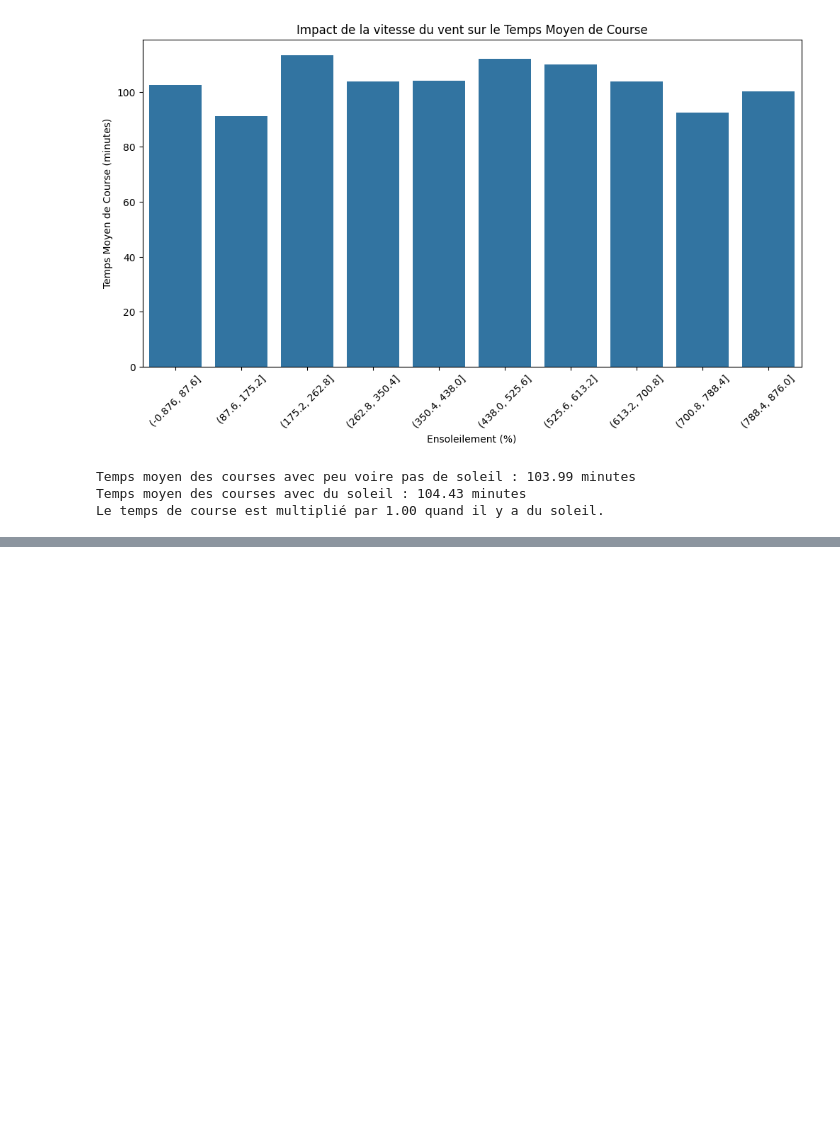
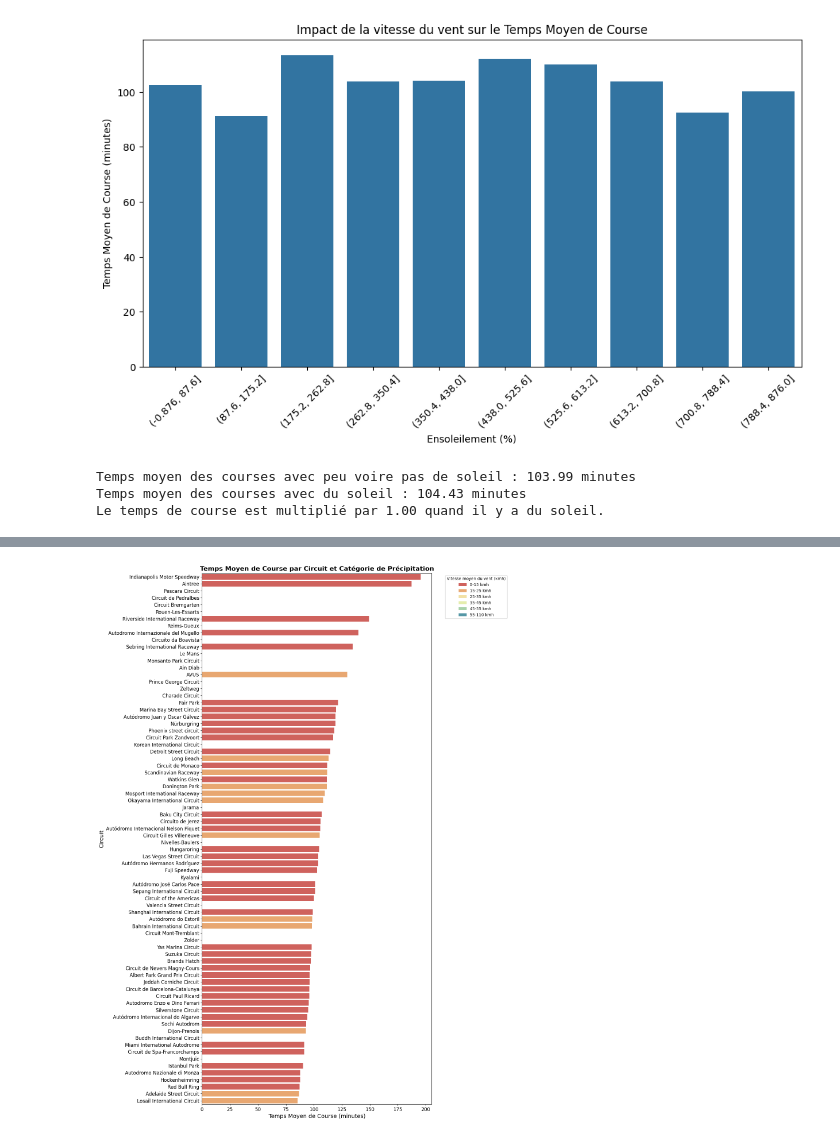
Before and after one commit to AlixOrf/Data_Pred, a Jupyter notebook: graphique.ipynb, the cells around one changed output, grey strips where cells are left out. Drawn from its saved outputs; the diff is of its cells as text; code cells hidden in the pictures; blank space fills up the shorter version.

```diff
--- a/graphique.ipynb
+++ b/graphique.ipynb
@@ -123,0 +174,31 @@ Le temps de course est multiplié par 1.00 quand il y a du soleil.
+# %%
+circuit_precipitation = final_df.groupby('circuitId').agg({
+    'milliseconds': 'mean',
+    'avg_wind_speed_kmh': 'mean'
+}).reset_index()
+
+circuit_precipitation = pd.merge(circuit_precipitation, circuit_df[['circuitId', 'name']], on='circuitId', how='left')
+circuit_precipitation['race_time_minutes'] = circuit_precipitation['milliseconds'] / 60000
+circuit_precipitation['avg_wind_speed_kmh'] = pd.cut(circuit_precipitation['avg_wind_speed_kmh'],bins=[0, 15, 25, 35, 45, 55, 110], labels=['0-15 kmh', '15-25 kmh', '25-35 kmh', '35-45 kmh', '45-55 kmh', '55-110 kmh'], include_lowest=True)
+
+circuit_precipitation = circuit_precipitation.sort_values('race_time_minutes', ascending=False)
+
+plt.figure(figsize=(16, 24))  # Taille de la figure ajustée pour inclure toutes les étiquettes
+sns.barplot(data=circuit_precipitation,
+            x='race_time_minutes',
+            y='name',
+            hue='avg_wind_speed_kmh',
+            palette='Spectral',
+            linewidth=2,
+            dodge=False)
+
+plt.title("Temps Moyen de Course par Circuit et Catégorie de Précipitation", fontsize=16, weight='bold')
+plt.xlabel("Temps Moyen de Course (minutes)", fontsize=14)
+plt.ylabel("Circuit", fontsize=14)
+plt.legend(title='Vitesse moyen du vent (kmh)', bbox_to_anchor=(1.05, 1), loc='upper left')
+plt.xticks(fontsize=12)
+plt.yticks(fontsize=12)
+plt.subplots_adjust(left=0.4)
+plt.show()
+# %% [output]
+[figure, added]
```
Also changed, not shown: parts of 2 cells of this notebook.
